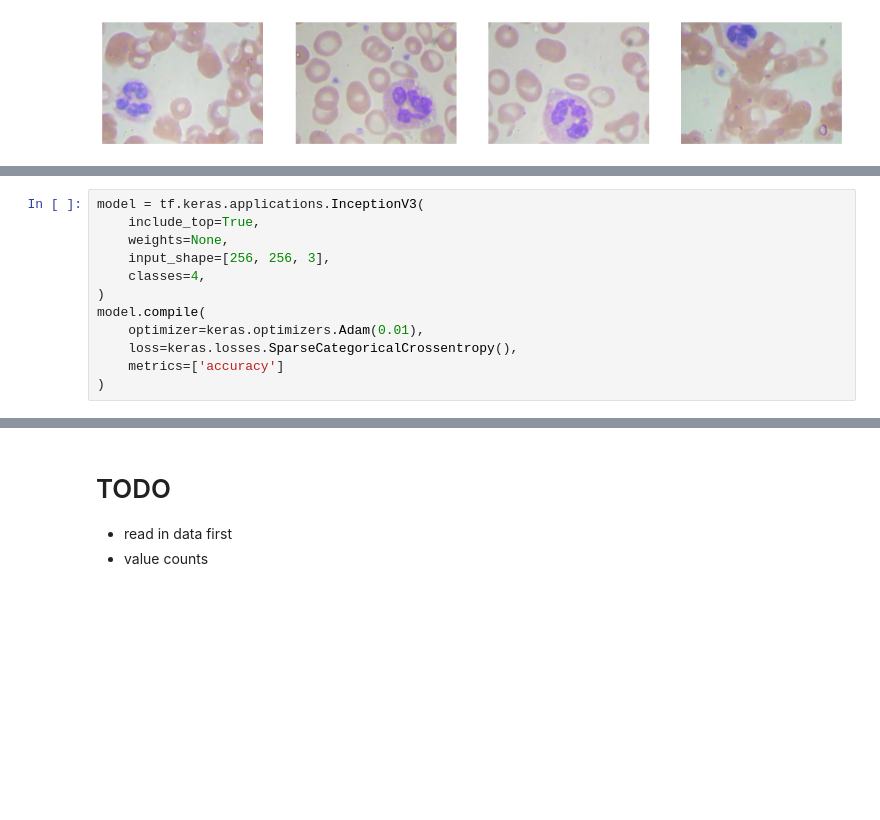
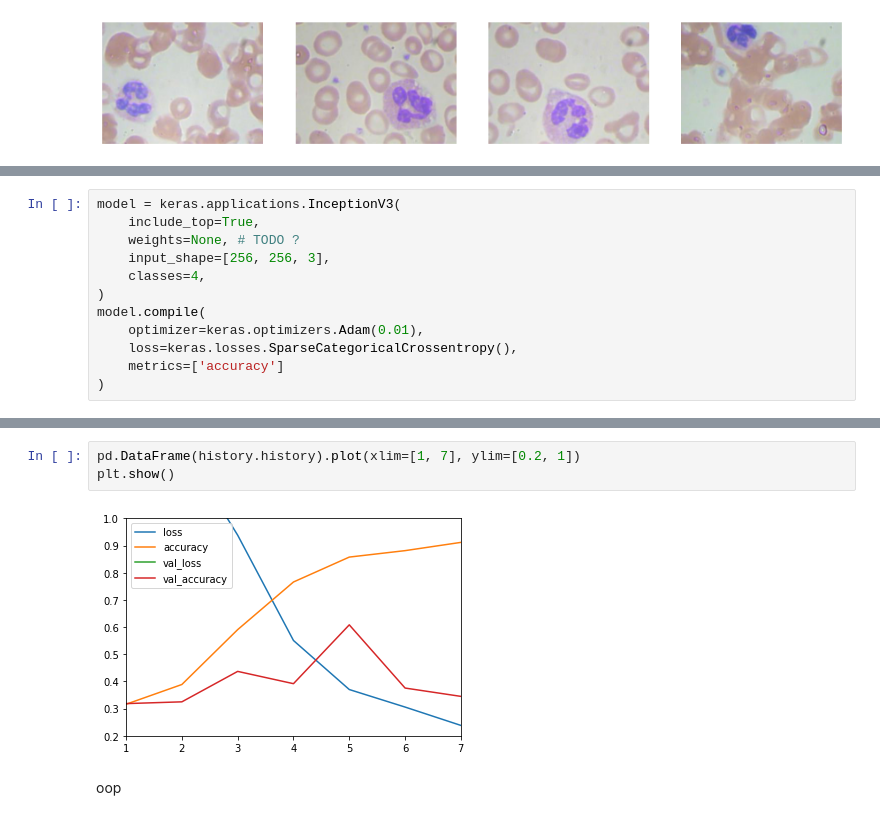
Before and after one commit to ljrn8/quick-notebooks, a Jupyter notebook: blood_cells.ipynb, the cells around one changed output, grey strips where cells are left out. Saved outputs shown, nothing was run; the diff lists cells and outputs as text; blank space fills up the shorter version.

```diff
--- a/blood_cells.ipynb
+++ b/blood_cells.ipynb
@@ -179,7 +191,7 @@ plt.show()
 # %%
-model = tf.keras.applications.InceptionV3(
+model = keras.applications.InceptionV3(
     include_top=True,
-    weights=None,
+    weights=None, # TODO ?
     input_shape=[256, 256, 3],
     classes=4,
 )
@@ -197,4 +223,7 @@ KeyboardInterrupt:
-# %% [markdown]
-# TODO
-- read in data first
-- value counts
+# %%
+pd.DataFrame(history.history).plot(xlim=[1, 7], ylim=[0.2, 1])
+plt.show()
+# %% [output]
+[figure, added]
+# %% [markdown]
+oop
```
Also changed, not shown: parts of 19 cells of this notebook.
